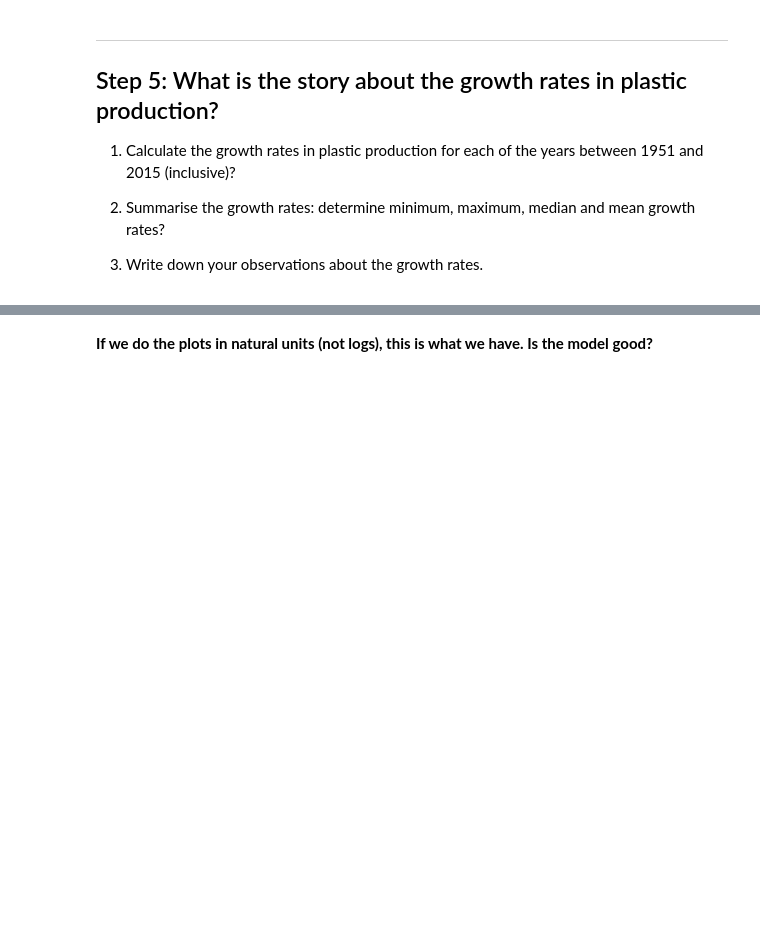
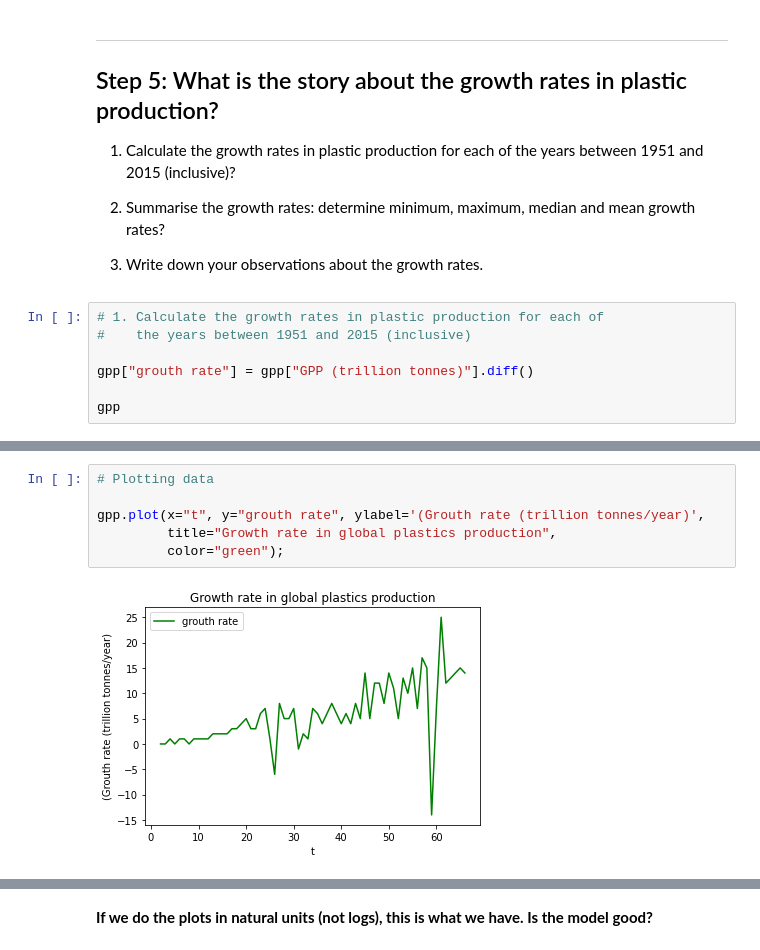
Before and after one commit to ll-portes/SCIE1500, a Jupyter notebook: notebooks/Week_01/Global_plastics_production.ipynb, the cells around one changed output, grey strips where cells are left out. Saved outputs shown, nothing was run; the diff lists cells and outputs as text; blank space fills up the shorter version.

```diff
--- a/notebooks/Week_01/Global_plastics_production.ipynb
+++ b/notebooks/Week_01/Global_plastics_production.ipynb
@@ -312,3 +316,10 @@ Step 5: What is the story about the growth rates in plastic production?
 2. Summarise the growth rates: determine minimum, maximum, median and mean growth rates?
 
 3. Write down your observations about the growth rates.
+# %%
+# 1. Calculate the growth rates in plastic production for each of
+#    the years between 1951 and 2015 (inclusive)
+
+gpp["grouth rate"] = gpp["GPP (trillion tonnes)"].diff()
+
+gpp
@@ -322,0 +387,8 @@ We can also assess whether an exponential relationship is appropriate by plottin
+# %%
+# Plotting data
+
+gpp.plot(x="t", y="grouth rate", ylabel='(Grouth rate (trillion tonnes/year)',
+         title="Growth rate in global plastics production",
+         color="green");
+# %% [output]
+[figure, added]
```
Also changed, not shown: parts of 16 cells of this notebook, 7 other files.
